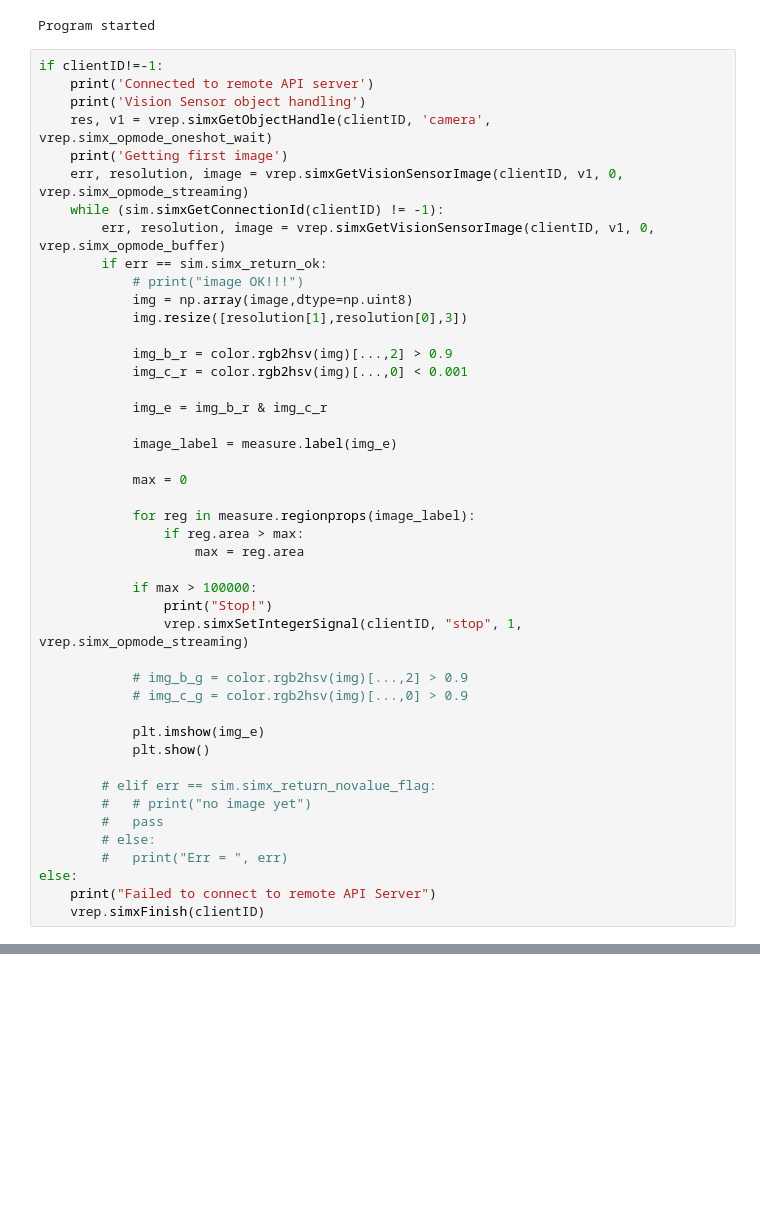
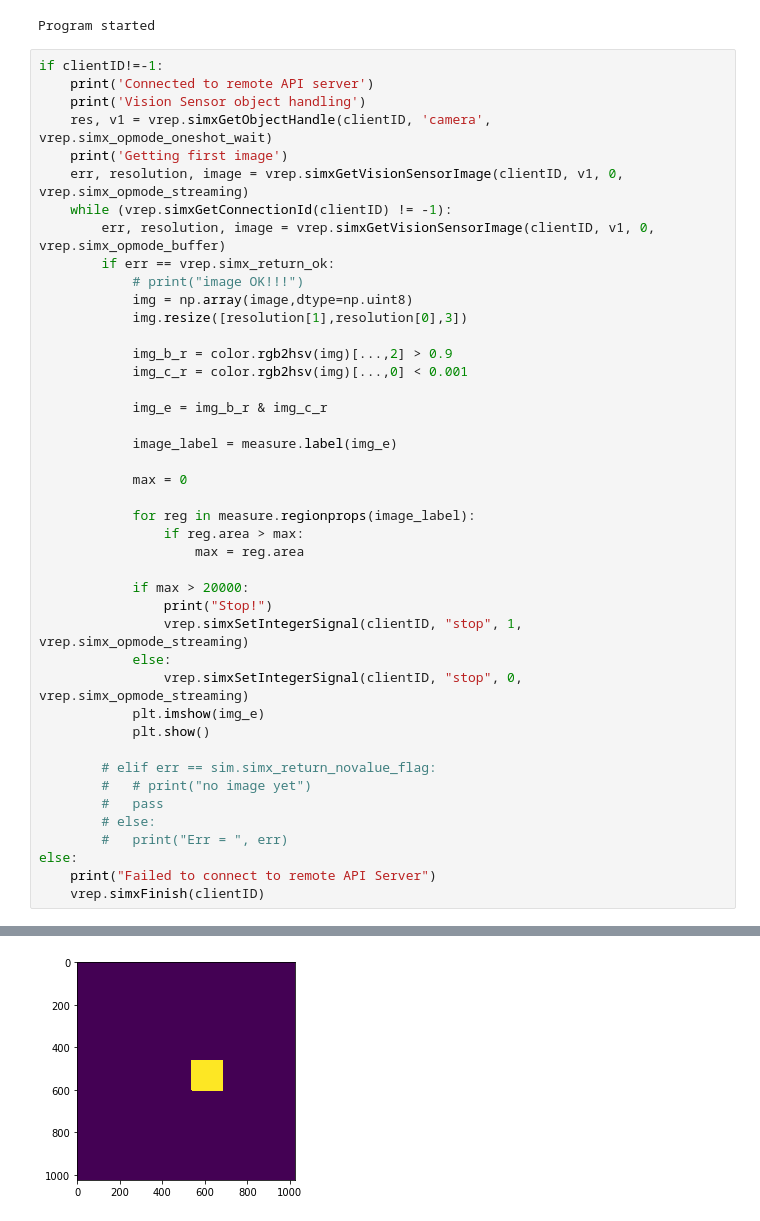
Before and after one commit to nikzasel/robot_simulator, a Jupyter notebook: notebooks/V-rep/Andrey HW1.ipynb, the cells around one changed output, grey strips where cells are left out. Saved outputs shown, nothing was run; the diff lists cells and outputs as text; blank space fills up the shorter version.

```diff
--- a/notebooks/V-rep/Andrey HW1.ipynb
+++ b/notebooks/V-rep/Andrey HW1.ipynb
@@ -29,9 +29,9 @@ if clientID!=-1:
     res, v1 = vrep.simxGetObjectHandle(clientID, 'camera', vrep.simx_opmode_oneshot_wait)
     print('Getting first image')
     err, resolution, image = vrep.simxGetVisionSensorImage(clientID, v1, 0, vrep.simx_opmode_streaming)
-    while (sim.simxGetConnectionId(clientID) != -1):
+    while (vrep.simxGetConnectionId(clientID) != -1):
         err, resolution, image = vrep.simxGetVisionSensorImage(clientID, v1, 0, vrep.simx_opmode_buffer)
-        if err == sim.simx_return_ok:
+        if err == vrep.simx_return_ok:
         	# print("image OK!!!")
         	img = np.array(image,dtype=np.uint8)
         	img.resize([resolution[1],resolution[0],3])
@@ -49,13 +49,11 @@ if clientID!=-1:
         		if reg.area > max:
         			max = reg.area
 
-        	if max > 100000:
+        	if max > 20000:
         		print("Stop!")
-				vrep.simxSetIntegerSignal(clientID, "stop", 1, vrep.simx_opmode_streaming)
-
-        	# img_b_g = color.rgb2hsv(img)[...,2] > 0.9
-        	# img_c_g = color.rgb2hsv(img)[...,0] > 0.9
-
+        		vrep.simxSetIntegerSignal(clientID, "stop", 1, vrep.simx_opmode_streaming)
+        	else:
+        		vrep.simxSetIntegerSignal(clientID, "stop", 0, vrep.simx_opmode_streaming)
         	plt.imshow(img_e)
         	plt.show()
 
@@ -71,0 +79 @@ TabError: inconsistent use of tabs and spaces in indentation (<ipython-input-4-5
+[figure, added]
```
Also changed, not shown: parts of 1 cell of this notebook.
